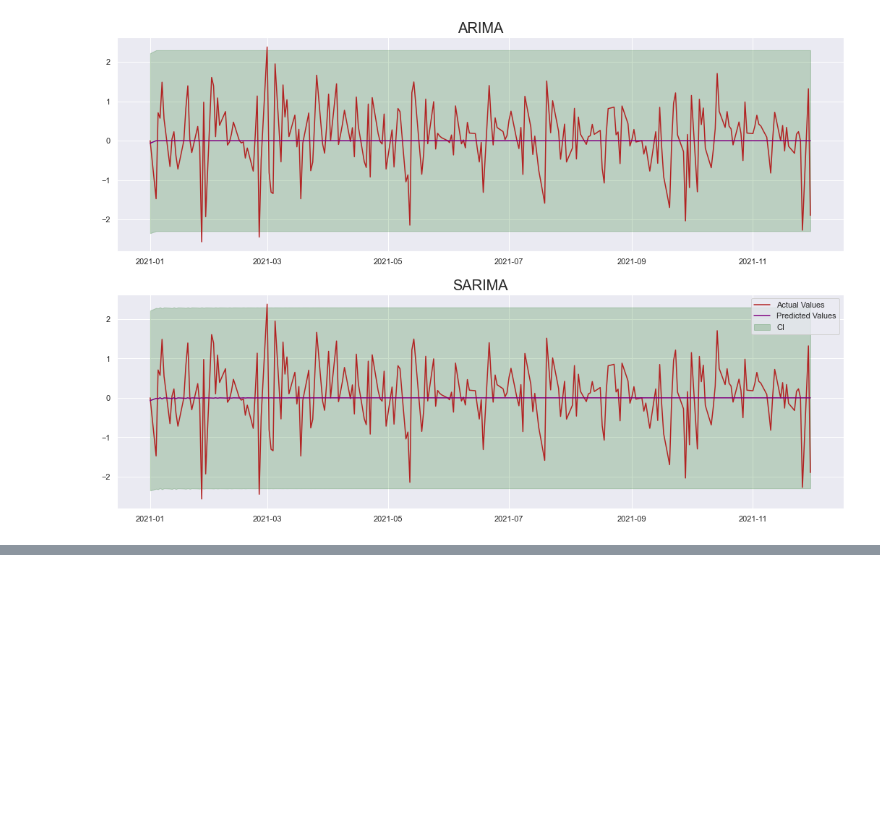
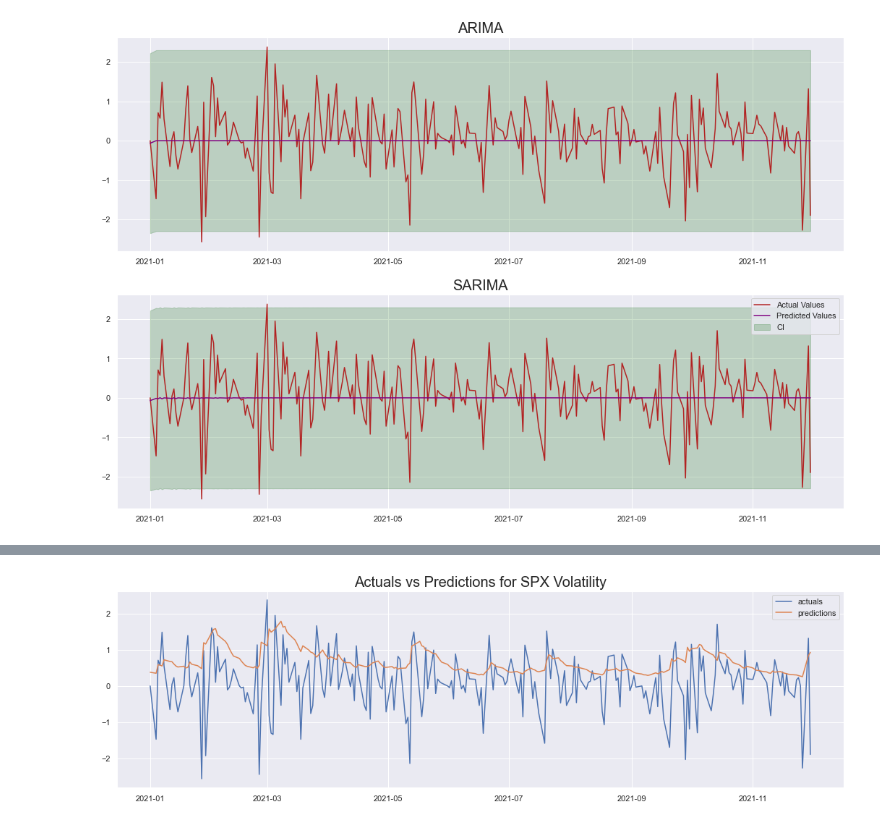
Before and after one commit to drpoxx/statforecast_intro, a Jupyter notebook: forecasting_introduction.ipynb, the cells around one changed output, grey strips where cells are left out. Cells and saved outputs as stored; diff of their text form; code cells hidden in the pictures; blank space fills up the shorter version.

Commit message:
Implementation Volatility and Combined Model

```diff
--- a/forecasting_introduction.ipynb
+++ b/forecasting_introduction.ipynb
@@ -483,0 +509,7 @@ plt.show()
+# %%
+df_garch = pd.DataFrame(df["returns"].shift(1).loc[df.index])
+df_garch.at[df_train.index, "returns"] = df_train["returns"]
+
+garch_model = arch_model(df_garch["returns"][1:], p=1, q=1, vol="GARCH")
+garch_model_results = garch_model.fit(last_obs = df_test.index[0], update_freq=5)
+garch_model_results.summary()
@@ -483,0 +542,13 @@ plt.show()
+# %%
+df_garch_predictions = df_test.copy()
+df_garch_predictions["predictions"] = garch_model_results.forecast(reindex=False).residual_variance.loc[df_test.index]
+
+fig, ax = plt.subplots(nrows=1, ncols=1, figsize=(18,5))
+
+ax.plot(df_garch_predictions["returns"], label="actuals")
+ax.plot(df_garch_predictions["predictions"], label="predictions")
+ax.set_title("Actuals vs Predictions for SPX Volatility", size=20)
+plt.legend()
+plt.show()
+# %% [output]
+[figure, added]
```
Also changed, not shown: parts of 18 cells of this notebook.
